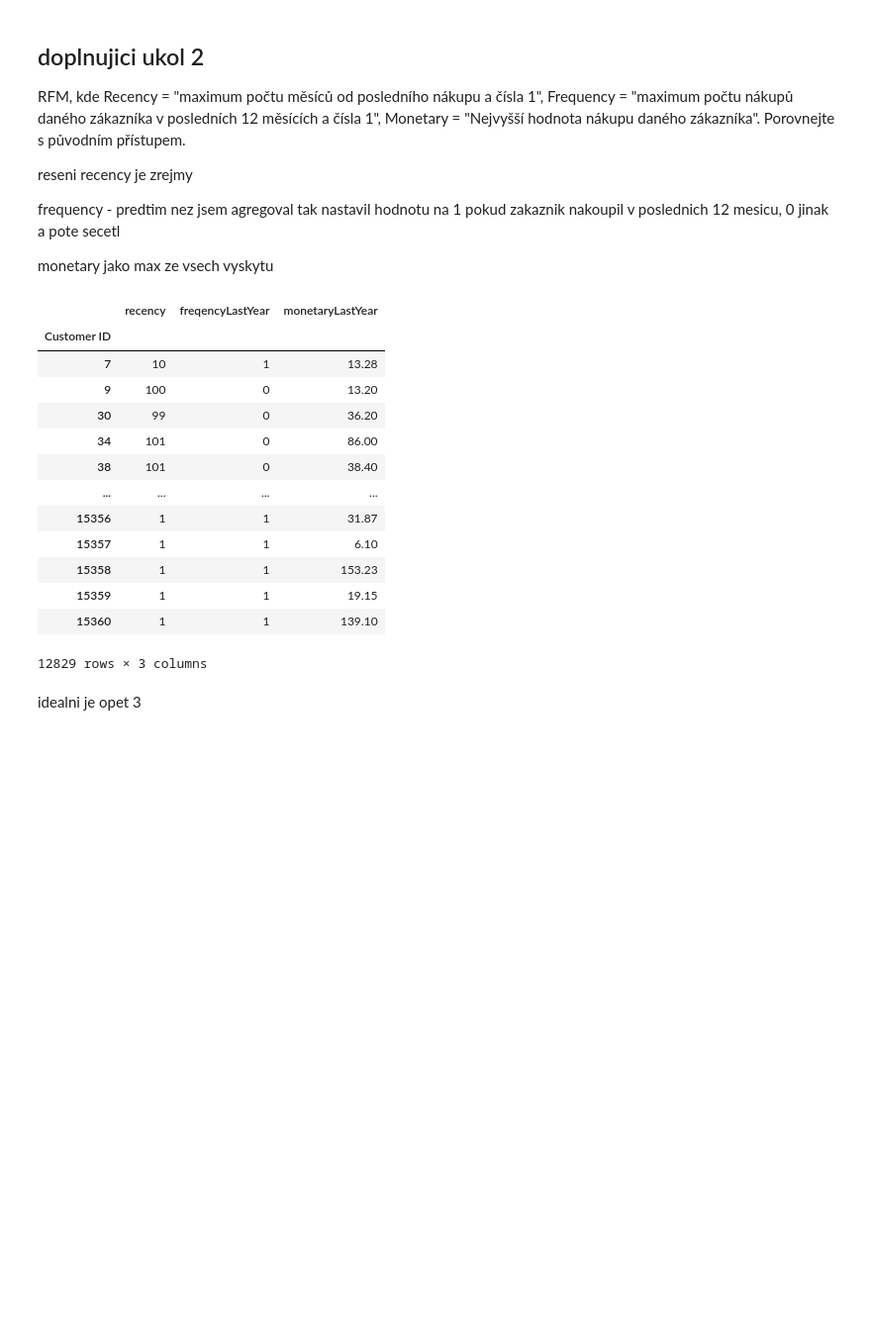
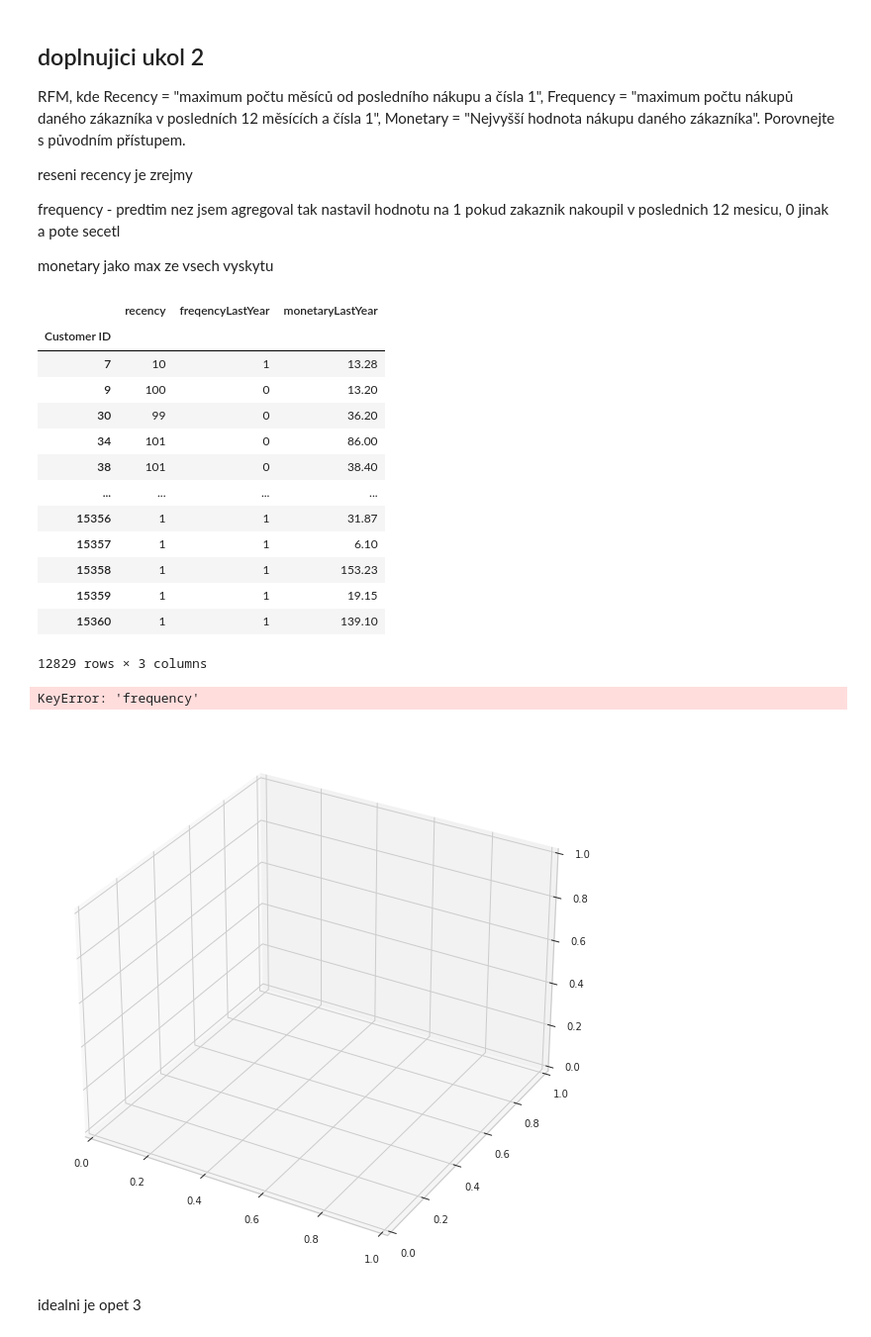
Before and after one commit to xuthang/bi-vzd, a Jupyter notebook: 03/homework_03_B201.ipynb, the cells around one changed output. Shown at 99% size. Saved outputs shown, nothing was run; the diff lists cells and outputs as text; code cells hidden in the pictures; blank space fills up the shorter version.

```diff
--- a/03/homework_03_B201.ipynb
+++ b/03/homework_03_B201.ipynb
@@ -208,21 +205,0 @@ meanrfm
-# %%
-rfmTableWithClusters = rfmScaled.copy()
-rfmTableWithClusters['cluster'] = KMeans(n_clusters = idealClusters - 1, random_state=random_state).fit_predict(rfmTableWithClusters)
-
-meanRec = []
-meanFreq = []
-meanMon = []
-clusters = range(idealClusters - 1)
-
-for x in clusters:
-    cluster = rfmTableWithClusters[rfmTableWithClusters['cluster'] == x]
-    meanRec.append( cluster['recency'].mean())
-    meanFreq.append(cluster['frequency'].mean())
-    meanMon.append(cluster['monetary'] .mean())
-
-meanrfm = pd.DataFrame(clusters, columns = ['clusters'])
-meanrfm['mean recency'] = meanRec
-meanrfm['mean frequency'] = meanFreq
-meanrfm['mean monetary'] = meanMon
-
-meanrfm
@@ -334,33 +307,36 @@ rfmModified['hist']=sd - rfmModified['Date']
 rfmModified['hist'].astype('timedelta64[M]')
 rfmModified['hist']= rfmModified['hist'] / np.timedelta64(1, 'M')
 rfmModified['hist'] = rfmModified['hist'].astype('int64')
 rfmModified = rfmModified.drop(columns=['Date'])
 
 rfmModified['freqencyLastYear'] = np.zeros(len(rfmModified))
 rfmModified['freqencyLastYear'] = rfmModified['freqencyLastYear'].astype('int64')
 rfmModified.loc[rfmModified['hist']<=12 ,'freqencyLastYear']+=1
 
 rfmModified = rfmModified.groupby('Customer ID').agg({ 'hist': lambda x: max(x.min(), 1),
                                                       'freqencyLastYear': lambda x: sum(x),
                                                'Subtotal': lambda x: x.max()}
                                           ).rename(columns={'hist':'recency',
                                                             'Subtotal' : 'monetaryLastYear'})
 display(rfmModified)
+visualize(rfmModified)
 # %% [output]
 |  | recency | freqencyLastYear | monetaryLastYear |
 | Customer ID |  |  |  |
 | 7 | 10 | 1 | 13.28 |
 | 9 | 100 | 0 | 13.20 |
 | 30 | 99 | 0 | 36.20 |
 | 34 | 101 | 0 | 86.00 |
 | 38 | 101 | 0 | 38.40 |
 | ... | ... | ... | ... |
 | 15356 | 1 | 1 | 31.87 |
 | 15357 | 1 | 1 | 6.10 |
 | 15358 | 1 | 1 | 153.23 |
 | 15359 | 1 | 1 | 19.15 |
 | 15360 | 1 | 1 | 139.10 |
 12829 rows × 3 columns
+KeyError: 'frequency'
+[figure, added]
 # %% [markdown]
 idealni je opet 3
 # %%
```
Also changed, not shown: parts of 16 cells of this notebook.
